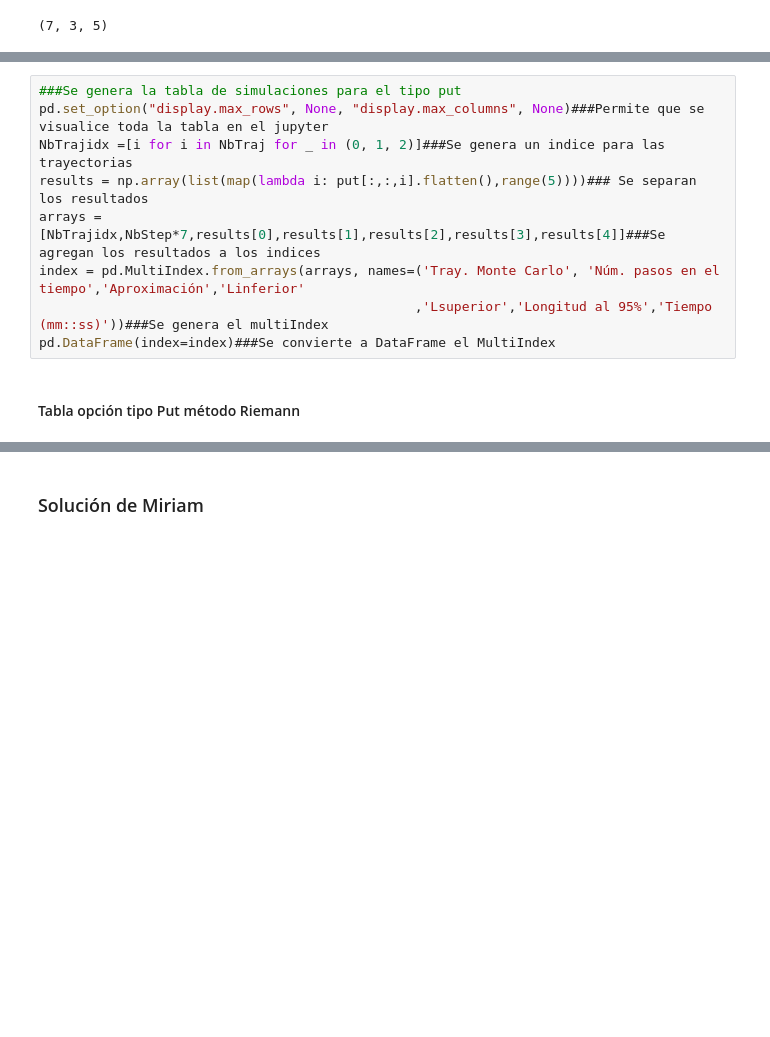
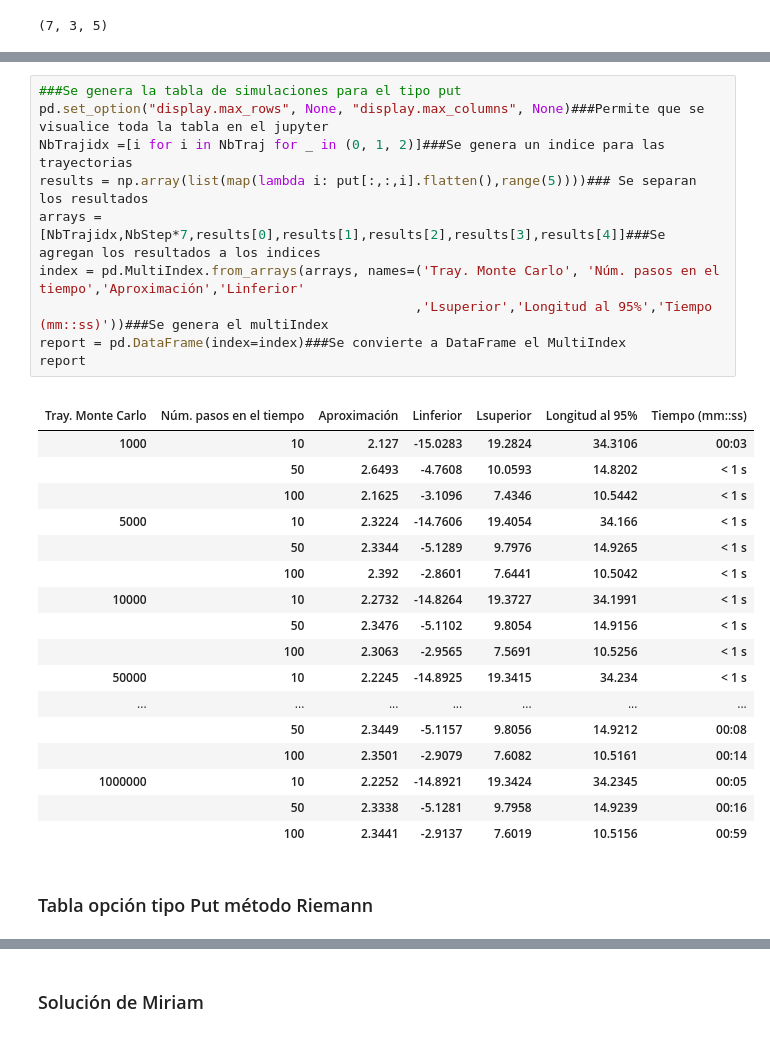
Before and after one commit to Miriam1999/Tarea10_MFlores_MERosas, a Jupyter notebook: Tarea10_MFlores_MERosas.ipynb, the cells around one changed output, grey strips where cells are left out. Saved outputs shown, nothing was run; the diff lists cells and outputs as text; blank space fills up the shorter version.

```diff
--- a/Tarea10_MFlores_MERosas.ipynb
+++ b/Tarea10_MFlores_MERosas.ipynb
@@ -261,14 +277,34 @@ put.shape
 # %%
 ###Se genera la tabla de simulaciones para el tipo put
 pd.set_option("display.max_rows", None, "display.max_columns", None)###Permite que se visualice toda la tabla en el jupyter
 NbTrajidx =[i for i in NbTraj for _ in (0, 1, 2)]###Se genera un indice para las trayectorias
 results = np.array(list(map(lambda i: put[:,:,i].flatten(),range(5))))### Se separan los resultados
 arrays = [NbTrajidx,NbStep*7,results[0],results[1],results[2],results[3],results[4]]###Se agregan los resultados a los indices
 index = pd.MultiIndex.from_arrays(arrays, names=('Tray. Monte Carlo', 'Núm. pasos en el tiempo','Aproximación','Linferior'
                                                 ,'Lsuperior','Longitud al 95%','Tiempo (mm::ss)'))###Se genera el multiIndex
-pd.DataFrame(index=index)###Se convierte a DataFrame el MultiIndex
+report = pd.DataFrame(index=index)###Se convierte a DataFrame el MultiIndex
+report
+# %% [output]
+|  |  |  |  |  |  |  |
+| Tray. Monte Carlo | Núm. pasos en el tiempo | Aproximación | Linferior | Lsuperior | Longitud al 95% | Tiempo (mm::ss) |
+| 1000 | 10 | 2.127 | -15.0283 | 19.2824 | 34.3106 | 00:03 |
+|  | 50 | 2.6493 | -4.7608 | 10.0593 | 14.8202 | < 1 s |
+|  | 100 | 2.1625 | -3.1096 | 7.4346 | 10.5442 | < 1 s |
+| 5000 | 10 | 2.3224 | -14.7606 | 19.4054 | 34.166 | < 1 s |
+|  | 50 | 2.3344 | -5.1289 | 9.7976 | 14.9265 | < 1 s |
+|  | 100 | 2.392 | -2.8601 | 7.6441 | 10.5042 | < 1 s |
+| 10000 | 10 | 2.2732 | -14.8264 | 19.3727 | 34.1991 | < 1 s |
+|  | 50 | 2.3476 | -5.1102 | 9.8054 | 14.9156 | < 1 s |
+|  | 100 | 2.3063 | -2.9565 | 7.5691 | 10.5256 | < 1 s |
+| 50000 | 10 | 2.2245 | -14.8925 | 19.3415 | 34.234 | < 1 s |
+| ... | ... | ... | ... | ... | ... | ... |
+|  | 50 | 2.3449 | -5.1157 | 9.8056 | 14.9212 | 00:08 |
+|  | 100 | 2.3501 | -2.9079 | 7.6082 | 10.5161 | 00:14 |
+| 1000000 | 10 | 2.2252 | -14.8921 | 19.3424 | 34.2345 | 00:05 |
+|  | 50 | 2.3338 | -5.1281 | 9.7958 | 14.9239 | 00:16 |
+|  | 100 | 2.3441 | -2.9137 | 7.6019 | 10.5156 | 00:59 |
 # %% [markdown]
-#### Tabla opción tipo Put método Riemann
+### Tabla opción tipo Put método Riemann
 # %%
 ###Se genera la simulación para el tipo put
 put =  np.array(list(map(lambda N_traj:list(map(lambda N_step:
```
Also changed, not shown: parts of 21 cells of this notebook.
